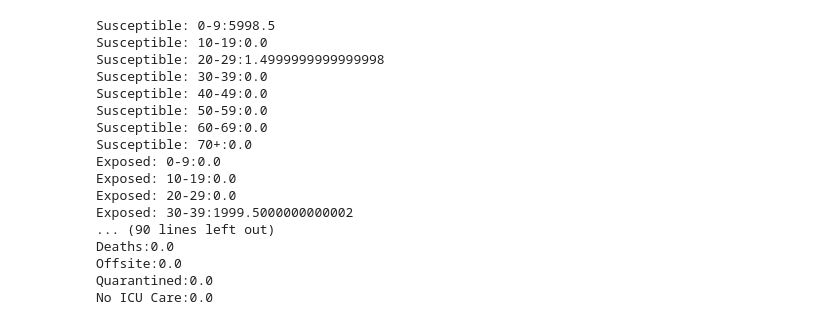
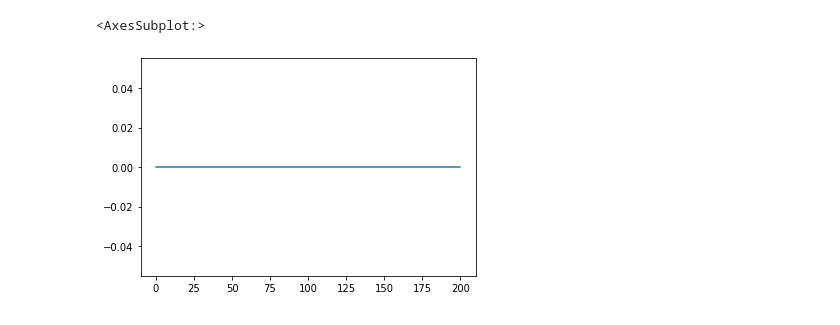
Before and after one commit to abbaasalif/epi-models, a Jupyter notebook: compartmental_model_demo.ipynb, the cells around one changed output. Drawn from its saved outputs; the diff is of its cells as text; code cells hidden in the pictures.

```diff
--- a/compartmental_model_demo.ipynb
+++ b/compartmental_model_demo.ipynb
@@ -12,25 +12,8 @@ better_hygiene = SingleInterventionScenario(start_times=[0], end_times=[180], in
 results = model.run_model(better_hygiene, r0=2, beta=1/24, latent_rate = 1/6, removal_rate = 1/5, hosp_rate = 1/20, death_rate_ICU = 1/5, death_rate_no_ICU = 1/3, initial_symp=5)
 # %%
 results = results * 20000
-# %%
-# TODO: the results don't really line up but otherwise it looks good. Fix the csv load into results frame
-for a,b in zip(results.iloc[0].index, results.iloc[0].values):
-    print(f"{a}:{b}")
-# %% [output]
-Susceptible: 0-9:5998.5
-Susceptible: 10-19:0.0
-Susceptible: 20-29:1.4999999999999998
-Susceptible: 30-39:0.0
-Susceptible: 40-49:0.0
-Susceptible: 50-59:0.0
-Susceptible: 60-69:0.0
-Susceptible: 70+:0.0
-Exposed: 0-9:0.0
-Exposed: 10-19:0.0
-Exposed: 20-29:0.0
-Exposed: 30-39:1999.5000000000002
-... (90 lines left out)
-Deaths:0.0
-Offsite:0.0
-Quarantined:0.0
-No ICU Care:0.0
+# %%
+results['No ICU Care'].plot()
+# %% [output]
+<AxesSubplot:>
+[figure, added]
```
Also changed, not shown: parts of 9 cells of this notebook, 2 other files.
